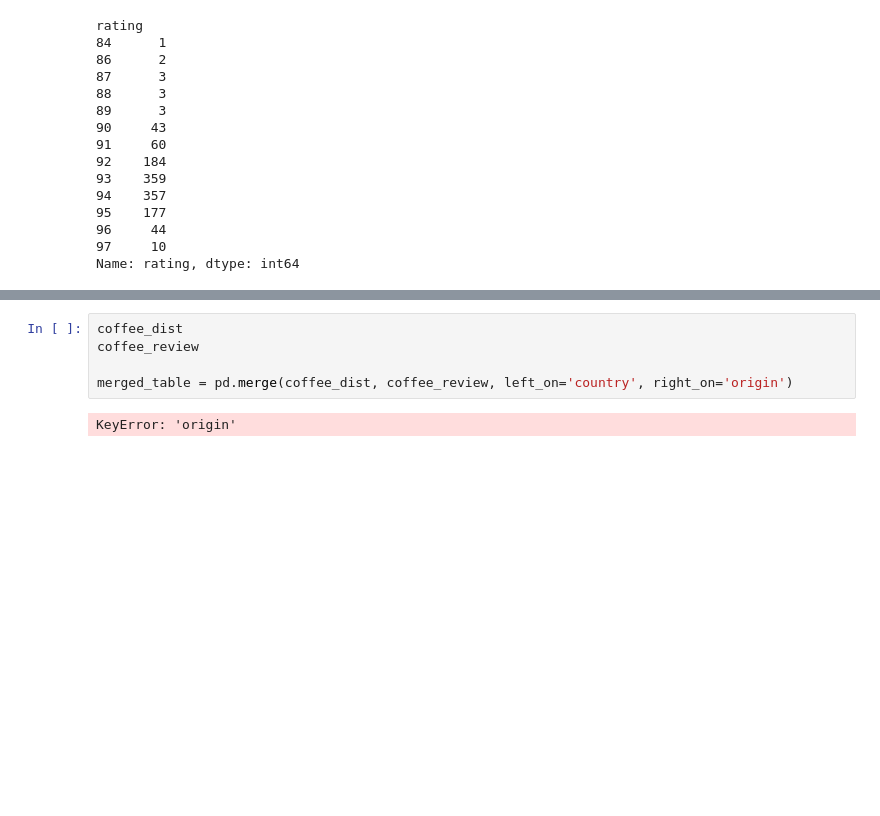
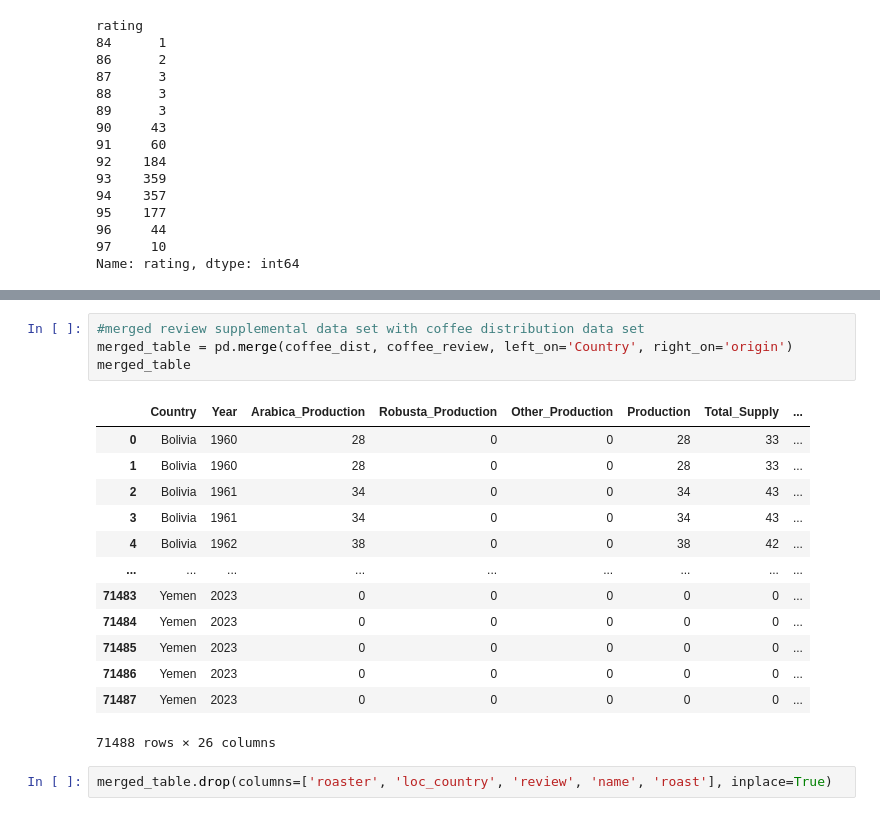
Before and after one commit to UC-Berkeley-I-School/Project2_Team_7, a Jupyter notebook: coffee_distribution.ipynb, the cells around one changed output, grey strips where cells are left out. Saved outputs shown, nothing was run; the diff lists cells and outputs as text; blank space fills up the shorter version.

```diff
--- a/coffee_distribution.ipynb
+++ b/coffee_distribution.ipynb
@@ -64,7 +83,20 @@ country_review_score = coffee_review.groupby('origin').rating.mean().sort_values
 # %%
-coffee_dist
-coffee_review
-
-merged_table = pd.merge(coffee_dist, coffee_review, left_on='country', right_on='origin')
+#merged review supplemental data set with coffee distribution data set
+merged_table = pd.merge(coffee_dist, coffee_review, left_on='Country', right_on='origin')
+merged_table
 # %% [output]
+|  | Country | Year | Arabica_Production | Robusta_Production | Other_Production | Production | Total_Supply | ... |
+| 0 | Bolivia | 1960 | 28 | 0 | 0 | 28 | 33 | ... |
+| 1 | Bolivia | 1960 | 28 | 0 | 0 | 28 | 33 | ... |
+| 2 | Bolivia | 1961 | 34 | 0 | 0 | 34 | 43 | ... |
+| 3 | Bolivia | 1961 | 34 | 0 | 0 | 34 | 43 | ... |
+| 4 | Bolivia | 1962 | 38 | 0 | 0 | 38 | 42 | ... |
+| ... | ... | ... | ... | ... | ... | ... | ... | ... |
+| 71483 | Yemen | 2023 | 0 | 0 | 0 | 0 | 0 | ... |
+| 71484 | Yemen | 2023 | 0 | 0 | 0 | 0 | 0 | ... |
+| 71485 | Yemen | 2023 | 0 | 0 | 0 | 0 | 0 | ... |
+| 71486 | Yemen | 2023 | 0 | 0 | 0 | 0 | 0 | ... |
+| 71487 | Yemen | 2023 | 0 | 0 | 0 | 0 | 0 | ... |
-KeyError: 'origin'
+71488 rows × 26 columns
+# %%
+merged_table.drop(columns=['roaster', 'loc_country', 'review', 'name', 'roast'], inplace=True)
```
Also changed, not shown: parts of 4 cells of this notebook.
